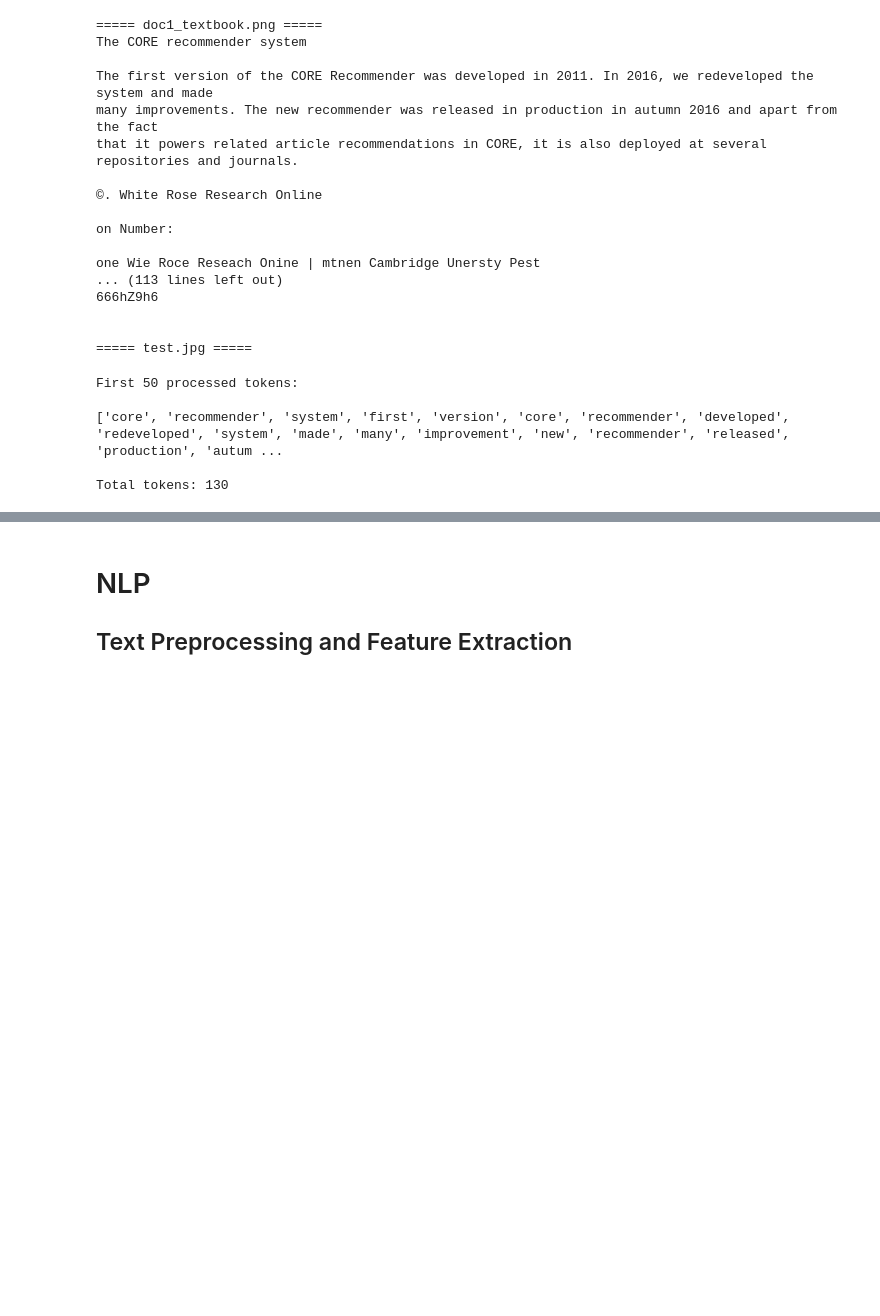
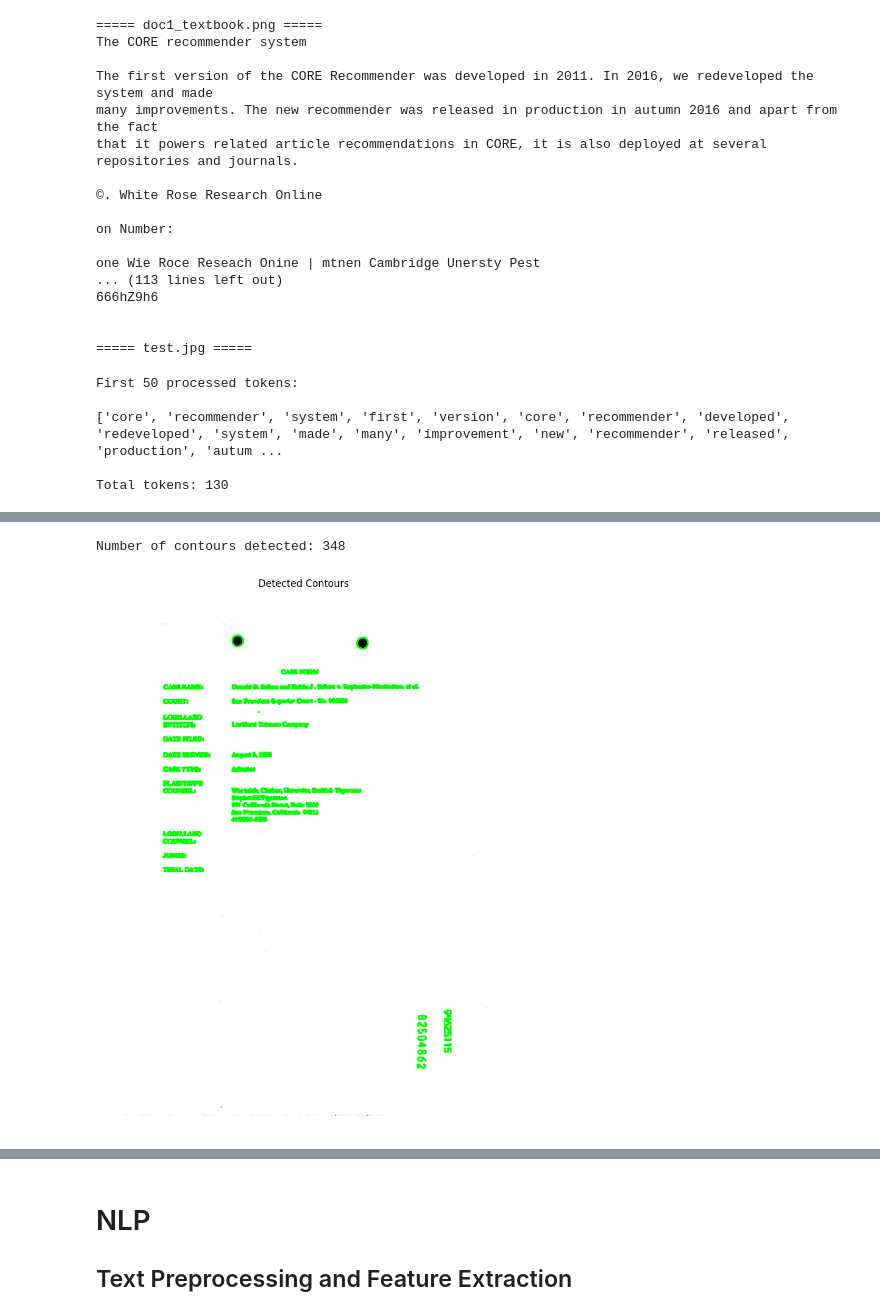
Before and after one commit to ATU-BDAAI/ca2-assignment-saolysimlocal-sdg, a Jupyter notebook: CA2_Template.ipynb, the cells around one changed output, grey strips where cells are left out. Saved outputs shown, nothing was run; the diff lists cells and outputs as text; code cells hidden in the pictures; blank space fills up the shorter version.

```diff
--- a/CA2_Template.ipynb
+++ b/CA2_Template.ipynb
@@ -495,0 +506,44 @@ Total tokens: 130
+# %%
+# Load image for contour detection
+
+img = cv2.imread("data/doc3_form.png")
+
+# Convert to grayscale
+gray = cv2.cvtColor(img, cv2.COLOR_BGR2GRAY)
+
+# Threshold image
+_, thresh = cv2.threshold(
+    gray,
+    150,
+    255,
+    cv2.THRESH_BINARY_INV
+)
+
+# Find contours
+contours, hierarchy = cv2.findContours(
+    thresh,
+    cv2.RETR_EXTERNAL,
+    cv2.CHAIN_APPROX_SIMPLE
+)
+
+# Copy original image
+contour_img = img.copy()
+
+# Draw contours
+cv2.drawContours(
+    contour_img,
+    contours,
+    -1,
+    (0, 255, 0),
+    2
+)
+
+print("Number of contours detected:", len(contours))
+
+show_image(
+    contour_img,
+    title="Detected Contours"
+)
+# %% [output]
+Number of contours detected: 348
+[figure, added]
```
Also changed, not shown: parts of 7 cells of this notebook.
